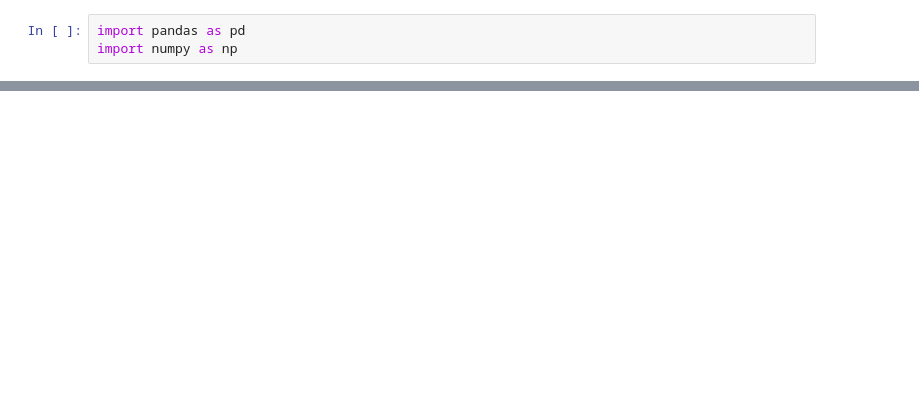
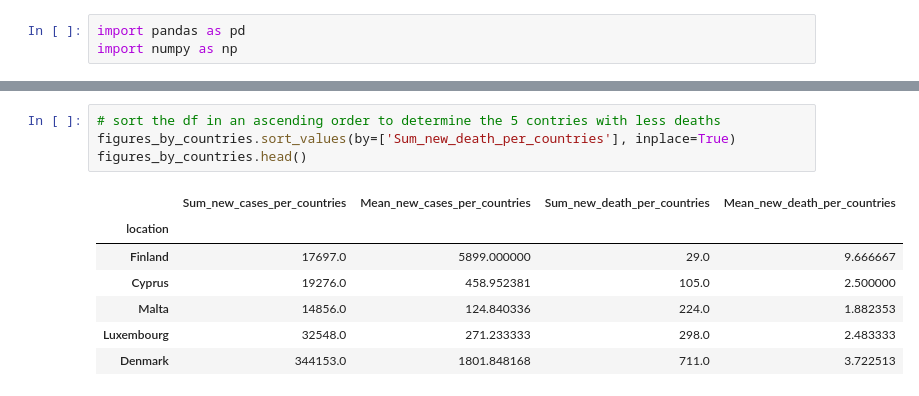
Before and after one commit to ajdelcarpiogom/FinalProject, a Jupyter notebook: Top_5_covid-19_countries.ipynb, the cells around one changed output, grey strips where cells are left out. Saved outputs shown, nothing was run; the diff lists cells and outputs as text; blank space fills up the shorter version.

```diff
--- a/Top_5_covid-19_countries.ipynb
+++ b/Top_5_covid-19_countries.ipynb
@@ -82,0 +104,12 @@ figures_by_countries.tail()
+# %%
+# sort the df in an ascending order to determine the 5 contries with less deaths
+figures_by_countries.sort_values(by=['Sum_new_death_per_countries'], inplace=True)
+figures_by_countries.head()
+# %% [output]
+|  | Sum_new_cases_per_countries | Mean_new_cases_per_countries | Sum_new_death_per_countries | Mean_new_death_per_countries |
+| location |  |  |  |  |
+| Finland | 17697.0 | 5899.000000 | 29.0 | 9.666667 |
+| Cyprus | 19276.0 | 458.952381 | 105.0 | 2.500000 |
+| Malta | 14856.0 | 124.840336 | 224.0 | 1.882353 |
+| Luxembourg | 32548.0 | 271.233333 | 298.0 | 2.483333 |
+| Denmark | 344153.0 | 1801.848168 | 711.0 | 3.722513 |
```
Also changed, not shown: parts of 9 cells of this notebook, 3 other files.
